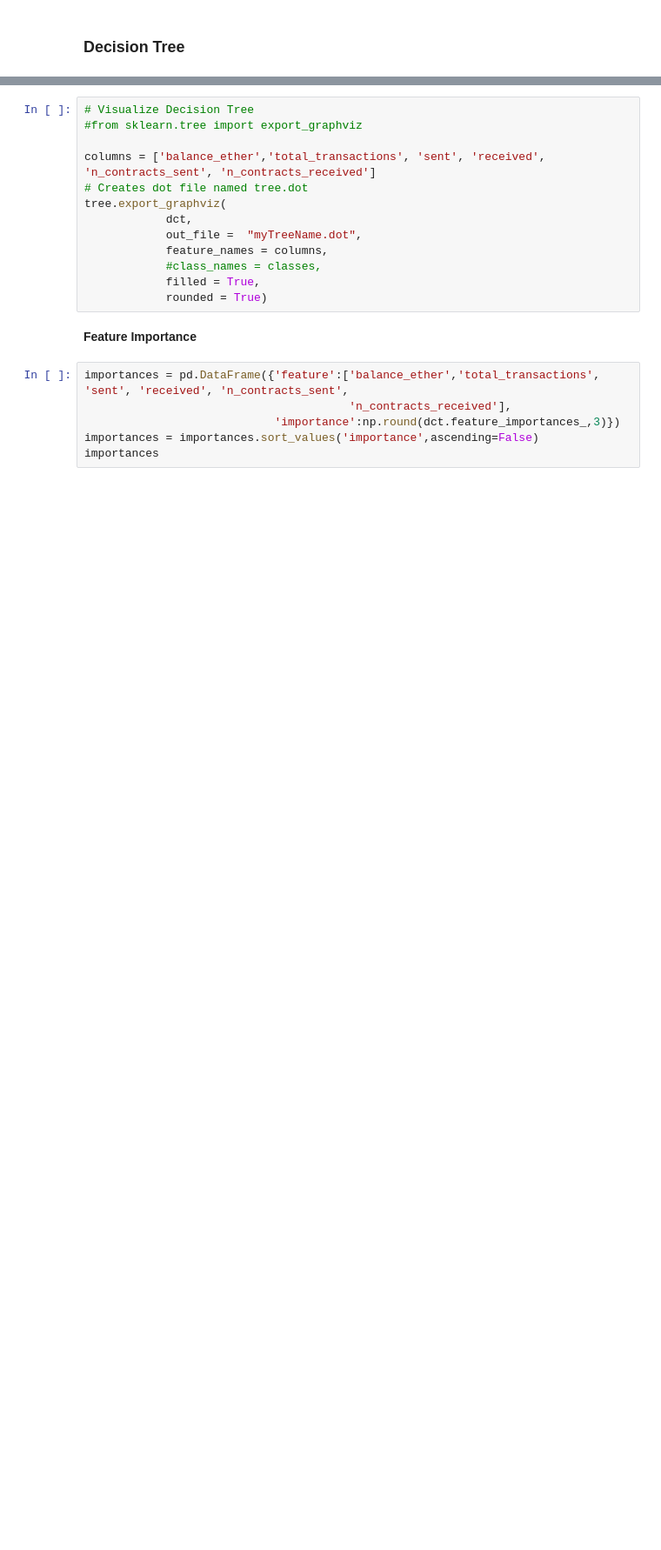
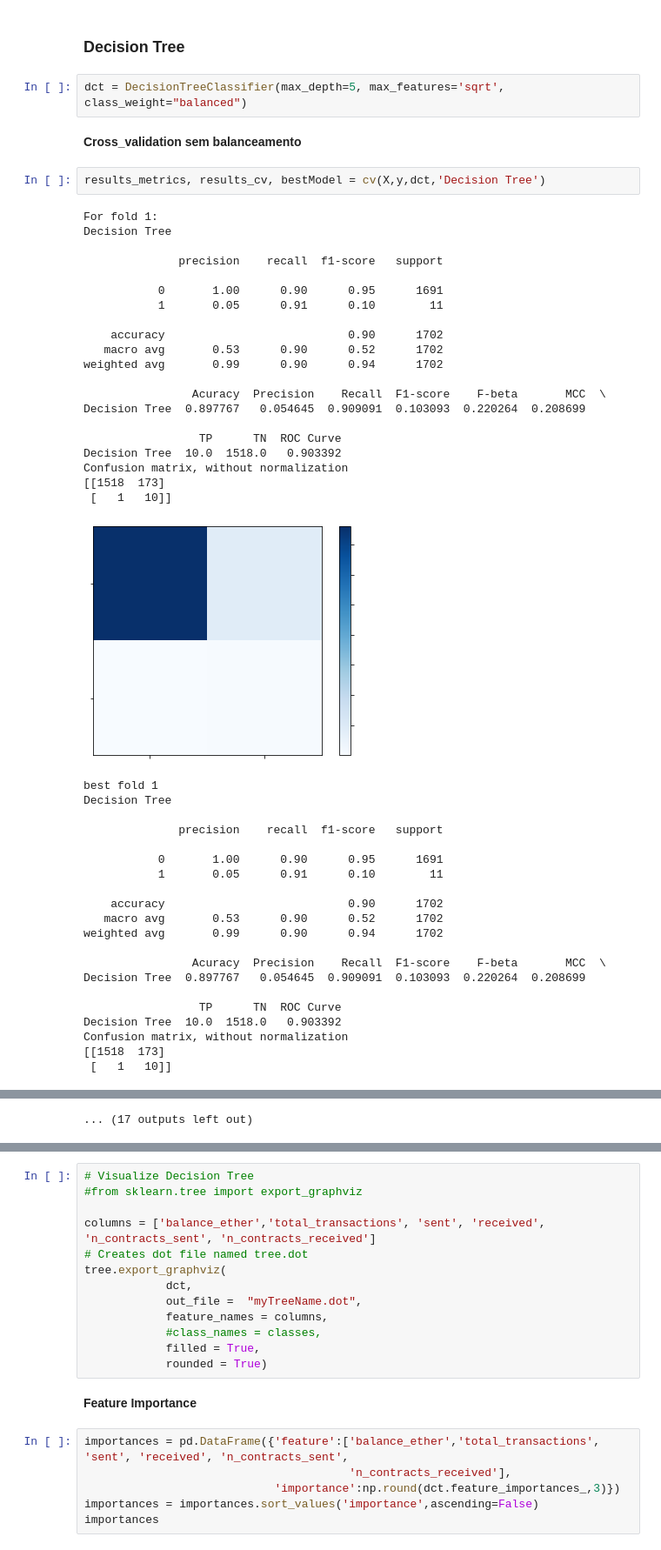
Before and after one commit to juliaavaladares/accountsclassification, a Jupyter notebook: classificacao_contas.ipynb, the cells around one changed output, grey strips where cells are left out. Shown: that part at 87% size. Saved outputs shown, nothing was run; the diff lists cells and outputs as text; blank space fills up the shorter version.

Commit message:
update accunts classification
adicionei over e under sample, além de melhorado o cross validation

```diff
--- a/classificacao_contas.ipynb
+++ b/classificacao_contas.ipynb
@@ -539,2 +791,50 @@ Confusion matrix, without normalization
 # %% [markdown]
 ### Decision Tree
+# %%
+dct = DecisionTreeClassifier(max_depth=5, max_features='sqrt', class_weight="balanced")
+# %% [markdown]
+**Cross_validation sem balanceamento**
+# %%
+results_metrics, results_cv, bestModel = cv(X,y,dct,'Decision Tree')
+# %% [output]
+For fold 1:
+Decision Tree
+
+              precision    recall  f1-score   support
+
+           0       1.00      0.90      0.95      1691
+           1       0.05      0.91      0.10        11
+
+    accuracy                           0.90      1702
+   macro avg       0.53      0.90      0.52      1702
+weighted avg       0.99      0.90      0.94      1702
+
+                Acuracy  Precision    Recall  F1-score    F-beta       MCC  \
+Decision Tree  0.897767   0.054645  0.909091  0.103093  0.220264  0.208699
+
+                 TP      TN  ROC Curve
+Decision Tree  10.0  1518.0   0.903392
+Confusion matrix, without normalization
+[[1518  173]
+ [   1   10]]
+[figure, added]
+best fold 1
+Decision Tree
+
+              precision    recall  f1-score   support
+
+           0       1.00      0.90      0.95      1691
+           1       0.05      0.91      0.10        11
+
+    accuracy                           0.90      1702
+   macro avg       0.53      0.90      0.52      1702
+weighted avg       0.99      0.90      0.94      1702
+
+                Acuracy  Precision    Recall  F1-score    F-beta       MCC  \
+Decision Tree  0.897767   0.054645  0.909091  0.103093  0.220264  0.208699
+
+                 TP      TN  ROC Curve
+Decision Tree  10.0  1518.0   0.903392
+Confusion matrix, without normalization
+[[1518  173]
+ [   1   10]]
@@ -540,0 +917 @@ Confusion matrix, without normalization
+... (17 outputs left out)
```
Also changed, not shown: parts of 18 cells of this notebook.
